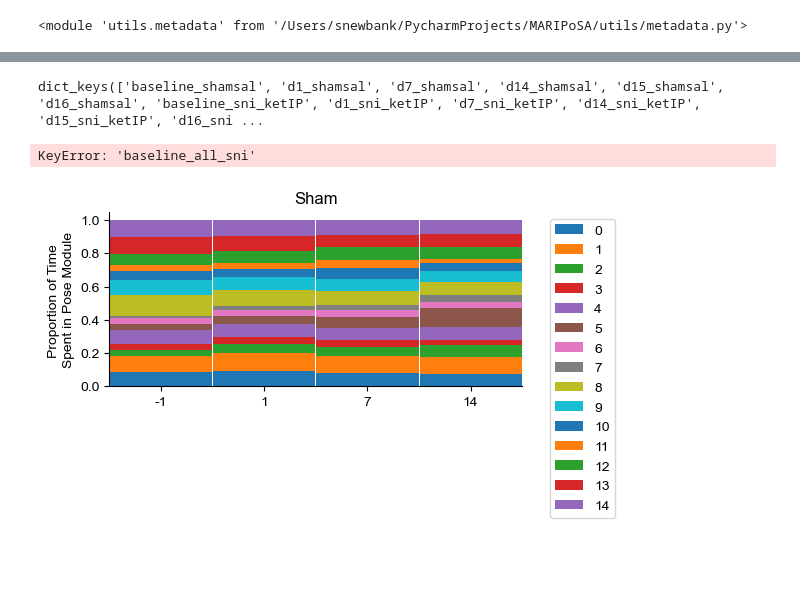
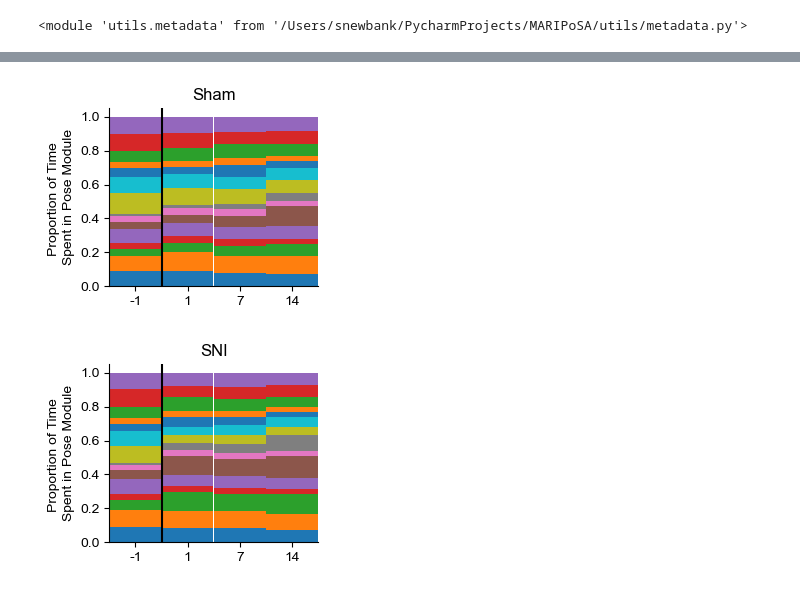
Before and after one commit to s-ewbank/MARIPoSA, a Jupyter notebook: demo/demo3_pca.ipynb, the cells around one changed output, grey strips where cells are left out. Drawn from its saved outputs; the diff is of its cells as text; code cells hidden in the pictures; blank space fills up the shorter version.

```diff
--- a/demo/demo3_pca.ipynb
+++ b/demo/demo3_pca.ipynb
@@ -118,25 +141,27 @@ if save == True:
-# %%
-config["subgroups"].keys()
-# %% [output]
-dict_keys(['baseline_shamsal', 'd1_shamsal', 'd7_shamsal', 'd14_shamsal', 'd15_shamsal', 'd16_shamsal', 'baseline_sni_ketIP', 'd1_sni_ketIP', 'd7_sni_ketIP', 'd14_sni_ketIP', 'd15_sni_ketIP', 'd16_sni ...
 # %%
-save=False
-
-groupname="Sham"
-group=['baseline_shamsal', 'd1_shamsal', 'd7_shamsal', 'd14_shamsal']
-labels_df, n_modules = analysis.label_counter_subgroups(config,0,1200,selected_subgroups=group)
-fig = plot.plot_module_usage_stacked(config, labels_df, 0,1200,alt_xticks=[-1,1,7,14],title=groupname)
-if save == True:
-    plt.savefig(save_path+groupname+"_stacked_pose.png",dpi=500)
-
-
-groupname="SNI"
-group=['baseline_all_sni', 'd1_all_sni', 'd7_all_sni', 'd14_all_sni']
-labels_df, n_modules = analysis.label_counter_subgroups(config,0,1200,selected_subgroups=group)
-fig = plot.plot_module_usage_stacked(config, labels_df, 0,1200,alt_xticks=[-1,1,7,14],title=groupname)
-if save == True:
-    plt.savefig(save_path+groupname+"_stacked_pose.png",dpi=500)
+# figW=3
+# figH=2.5
+# lines=True
+#
+# groupname="Sham"
+# group=['baseline_shamsal', 'd1_shamsal', 'd7_shamsal', 'd14_shamsal']
+# labels_df, n_modules = analysis.label_counter_subgroups(config,0,1200,selected_subgroups=group)
+# fig = plot.plot_module_usage_stacked(config, labels_df, 0,1200,alt_xticks=[-1,1,7,14],title=groupname,figW=figW,figH=figH,legend=False)
+# if lines==True:
+#     plt.axvline(0.5,color="black")
+# if save == True:
+#     plt.savefig(save_path+groupname+"_stacked_pose.png",dpi=500)
+#
+#
+# groupname="SNI"
+# group=['baseline_all_sni', 'd1_all_sni', 'd7_all_sni', 'd14_all_sni']
+# labels_df, n_modules = analysis.label_counter_subgroups(config,0,1200,selected_subgroups=group)
+# fig = plot.plot_module_usage_stacked(config, labels_df, 0,1200,alt_xticks=[-1,1,7,14],title=groupname,figW=figW,figH=figH,legend=False)
+# if lines==True:
+#     plt.axvline(0.5,color="black")
+# if save == True:
+#     plt.savefig(save_path+groupname+"_stacked_pose.png",dpi=500)
 # %% [output]
-KeyError: 'baseline_all_sni'
-[figure, old version]
+[figure, new version]
+[figure, added]
 # %%
```
Also changed, not shown: parts of 36 cells of this notebook, 4 other files.
